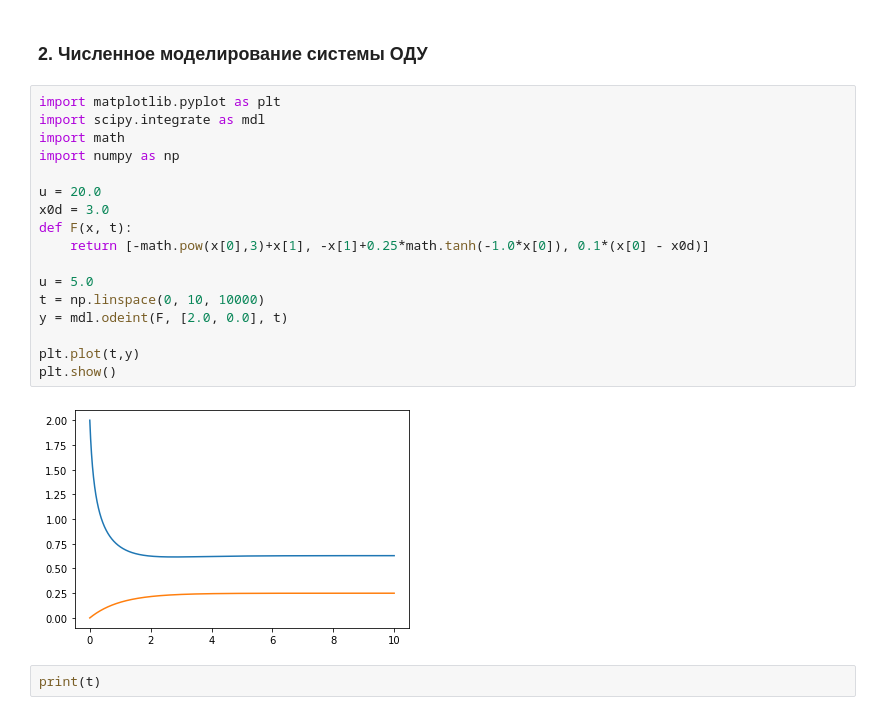
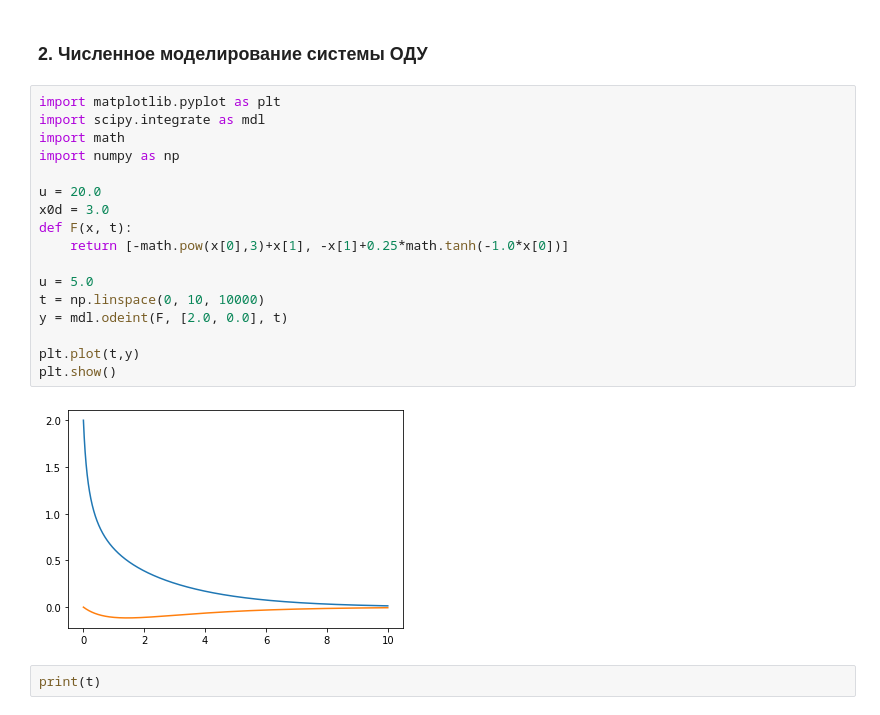
Before and after one commit to ant-nik/nonlinear_and_adaptive_control_practice, a Jupyter notebook: lab1_tools.ipynb, the cells around one changed output. Cells and saved outputs as stored; diff of their text form.

```diff
--- a/lab1_tools.ipynb
+++ b/lab1_tools.ipynb
@@ -61,22 +61,22 @@ w=(-3*P**5 + 2*P**3 + 3*P**2*dm + 3*P**2*v + 3*P**2*v0 - P + Pd - dm - 2*v - 2*v
 # %%
 import matplotlib.pyplot as plt
 import scipy.integrate as mdl
 import math
 import numpy as np
 
 u = 20.0
 x0d = 3.0
 def F(x, t):
-    return [-math.pow(x[0],3)+x[1], -x[1]+0.25*math.tanh(-1.0*x[0]), 0.1*(x[0] - x0d)]
+    return [-math.pow(x[0],3)+x[1], -x[1]+0.25*math.tanh(-1.0*x[0])]
 
 u = 5.0
 t = np.linspace(0, 10, 10000)
 y = mdl.odeint(F, [2.0, 0.0], t)
 
 plt.plot(t,y)
 plt.show()
 # %% [output]
-[figure, old version]
+[figure, new version]
 # %%
 print(t)
 # %% [output]
```
Also changed, not shown: parts of 1 cell of this notebook.
